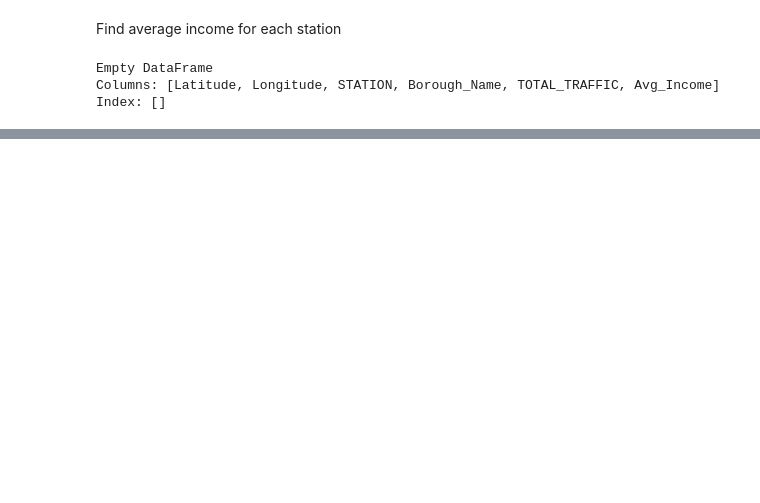
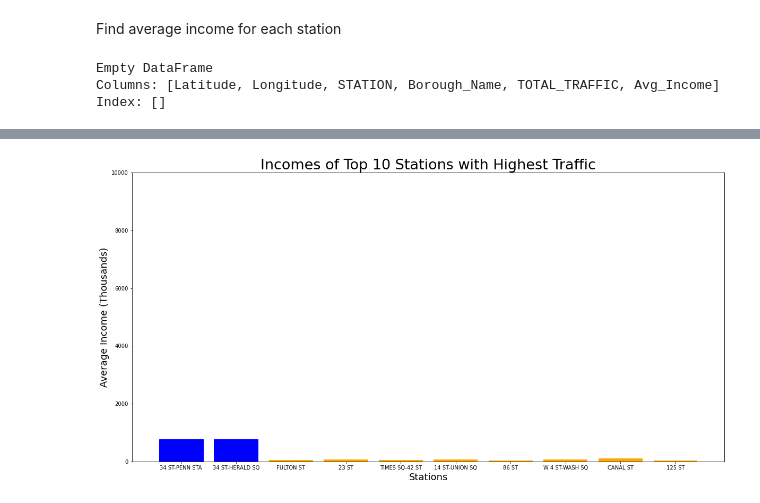
Before and after one commit to racheldilley1/mta-project-1, a Jupyter notebook: Proj2.ipynb, the cells around one changed output, grey strips where cells are left out. Drawn from its saved outputs; the diff is of its cells as text; code cells hidden in the pictures; blank space fills up the shorter version.

```diff
--- a/Proj2.ipynb
+++ b/Proj2.ipynb
@@ -512,0 +510,11 @@ plt.bar(top_traffic_stations_df['STATION'], top_traffic_stations_df['Avg_Income'
+# %%
+top_traf_inc_bar = plt.bar(top_traffic_stations_df['STATION'], top_traffic_stations_df['Avg_Income'],color='orange')
+plt.xlabel("Stations",fontsize=18)
+plt.ylabel("Average Income (Thousands)",fontsize=18)
+plt.title("Incomes of Top 10 Stations with Highest Traffic",fontsize=27)
+plt.ylim(0, 10000)
+top_traf_inc_bar[0].set_color('b')
+top_traf_inc_bar[1].set_color('b')
+plt.savefig('top10_inc_inc_bar.png', dpi=300)
+# %% [output]
+[figure, added]
```
Also changed, not shown: parts of 11 cells of this notebook, 6 other files.
